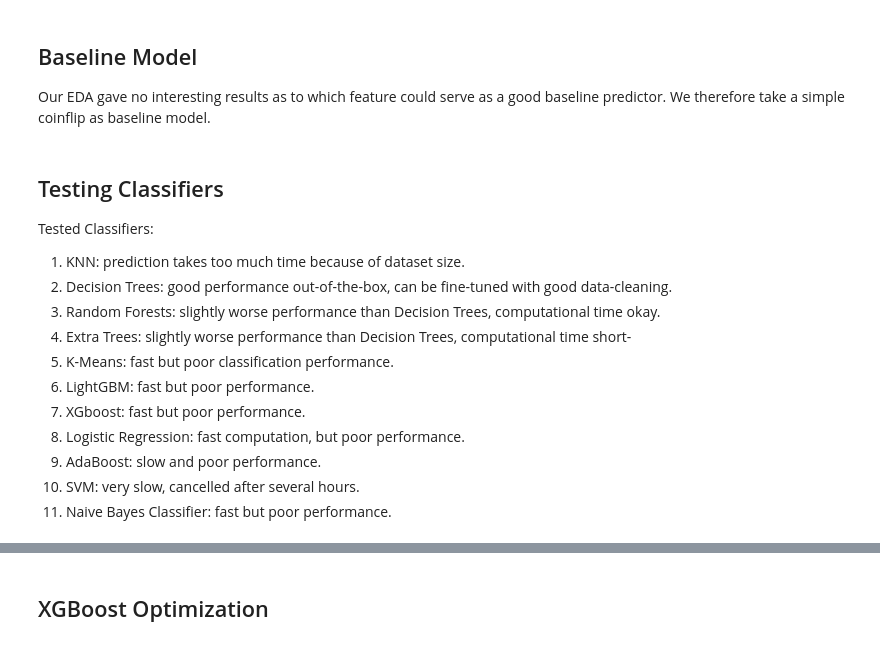
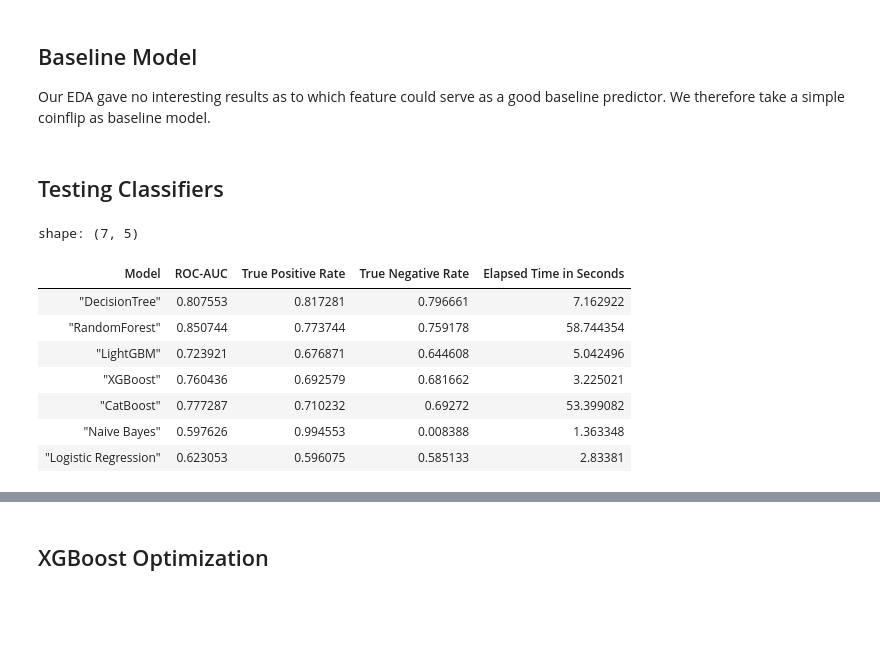
Before and after one commit to jottemka/ml_project_neuefische, a Jupyter notebook: EDA-and-modeling_jakob.ipynb, the cells around one changed output, grey strips where cells are left out. Saved outputs shown, nothing was run; the diff lists cells and outputs as text; code cells hidden in the pictures; blank space fills up the shorter version.

```diff
--- a/EDA-and-modeling_jakob.ipynb
+++ b/EDA-and-modeling_jakob.ipynb
@@ -135,8 +134,12 @@ sns.histplot(df, x = "counter_type", hue = "target");
 
 Since our dataset is highly unbalanced, we *undersample* the majority class, i.e. non-fraudulent cases.
 # %%
+# Choosing features to convert
+# nominal_variables = ["tarif_type","counter_statue","reading_remarque","disrict","client_catg","region"]
+#df=df.to_dummies(nominal_variables)
+
 # Dropping features
-dropped_features = ["client_id","counter_number","invoice_date","target"]
+dropped_features = ["client_id","counter_number","counter_code","invoice_date","target"]
 
 # Defining target and features
 y = np.array(df["target"])
@@ -198,26 +201,12 @@ coint_metrics
-# %% [markdown]
-## Testing Classifiers
-
-Tested Classifiers:
-
-1. KNN: prediction takes too much time because of dataset size.
-2. Decision Trees: good performance out-of-the-box, can be fine-tuned with good data-cleaning.
-3. Random Forests: slightly worse performance than Decision Trees, computational time okay.
-4. Extra Trees: slightly worse performance than Decision Trees, computational time short-
-3. K-Means: fast but poor classification performance.
-4. LightGBM: fast but poor performance.
-5. XGboost: fast but poor performance.
-6. Logistic Regression: fast computation, but poor performance.
-7. AdaBoost: slow and poor performance.
-8. SVM: very slow, cancelled after several hours.
-9. Naive Bayes Classifier: fast but poor performance.
+# %% [markdown]
+## Testing Classifiers
 # %%
 # Model list
 models = {
-    "Decision Tree": DecisionTreeClassifier(),
-    "Random Forest": RandomForestClassifier(n_jobs=-1),
-    "Extra Trees": ExtraTreesClassifier(n_jobs=-1),
-    "AdaBoost": AdaBoostClassifier(),
+    "DecisionTree": DecisionTreeClassifier(),
+    "RandomForest": RandomForestClassifier(n_jobs=-1),
+    #"ExtraTrees": ExtraTreesClassifier(n_jobs=-1),
+    #"AdaBoost": AdaBoostClassifier(),
     "LightGBM": LGBMClassifier(n_jobs=-1,verbosity=-1),
     "XGBoost": XGBClassifier(n_jobs=-1),
     "CatBoost": CatBoostClassifier(verbose=0,),
@@ -247,30 +236,40 @@ for model_name, model in models.items():
     # # Confusion Matrix
     # cf_matrix = confusion_matrix(y_test, y_test_pred)
 
     # # Plotting Confusion Matrix
     # sns.heatmap(cf_matrix / cf_matrix.sum(axis=1)[:, np.newaxis], annot=True, fmt='.2%', cmap='Blues')
     # plt.title(f"Confusion Matrix for {model_name}")
     # plt.xlabel("Predicted label")
     # plt.ylabel("True label")
     # plt.show()
 
     # Metrics
     roc_auc = roc_auc_score(y_test, y_test_pred_prob) if y_test_pred_prob is not None else None
     tpr = recall_score(y_test, y_test_pred)
     tnr = recall_score(y_test, y_test_pred, pos_label=0)
 
     # Store metrics
     model_metrics = pl.DataFrame({
         "Model": [model_name],
         "ROC-AUC": [roc_auc],
         "True Positive Rate": [tpr],
         "True Negative Rate": [tnr],
         "Elapsed Time in Seconds": [elapsed],
     })
 
     # Concatenate
     all_metrics = pl.concat([all_metrics, model_metrics])
 
 # Display metrics
 pl.Config.set_tbl_hide_column_data_types(True)
 display(all_metrics)
+# %% [output]
+shape: (7, 5)
+| Model | ROC-AUC | True Positive Rate | True Negative Rate | Elapsed Time in Seconds |
+| "DecisionTree" | 0.807553 | 0.817281 | 0.796661 | 7.162922 |
+| "RandomForest" | 0.850744 | 0.773744 | 0.759178 | 58.744354 |
+| "LightGBM" | 0.723921 | 0.676871 | 0.644608 | 5.042496 |
+| "XGBoost" | 0.760436 | 0.692579 | 0.681662 | 3.225021 |
+| "CatBoost" | 0.777287 | 0.710232 | 0.69272 | 53.399082 |
+| "Naive Bayes" | 0.597626 | 0.994553 | 0.008388 | 1.363348 |
+| "Logistic Regression" | 0.623053 | 0.596075 | 0.585133 | 2.83381 |
```
Also changed, not shown: parts of 16 cells of this notebook, 1 other file.
